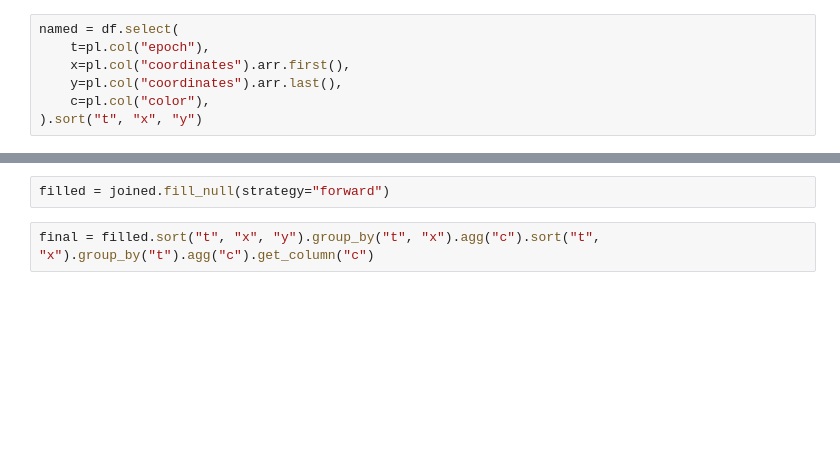
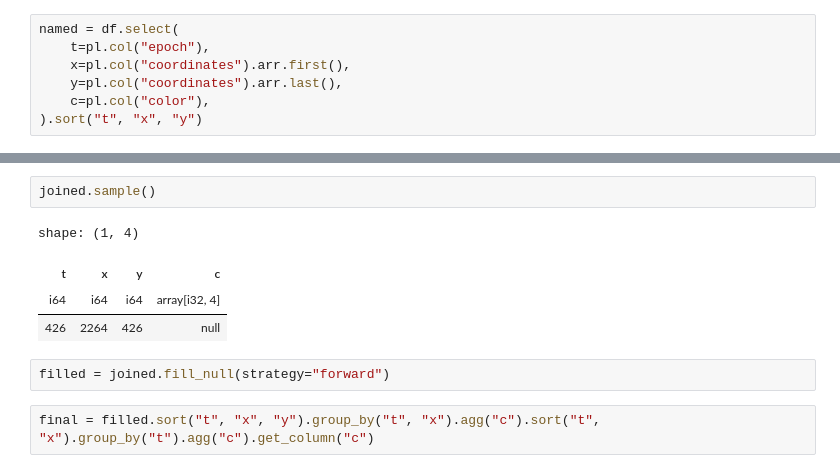
Before and after one commit to granthamtaylor/nerf, a Jupyter notebook: yt_scratch.ipynb, the cells around one changed output, grey strips where cells are left out. Saved outputs shown, nothing was run; the diff lists cells and outputs as text; blank space fills up the shorter version.

```diff
--- a/yt_scratch.ipynb
+++ b/yt_scratch.ipynb
@@ -75,3 +88,10 @@ joined.shape
+# %%
+joined.sample()
+# %% [output]
+shape: (1, 4)
+| t | x | y | c |
+| i64 | i64 | i64 | array[i32, 4] |
+| 426 | 2264 | 426 | null |
 # %%
 filled = joined.fill_null(strategy="forward")
 # %%
```
Also changed, not shown: parts of 12 cells of this notebook, 5 other files.
